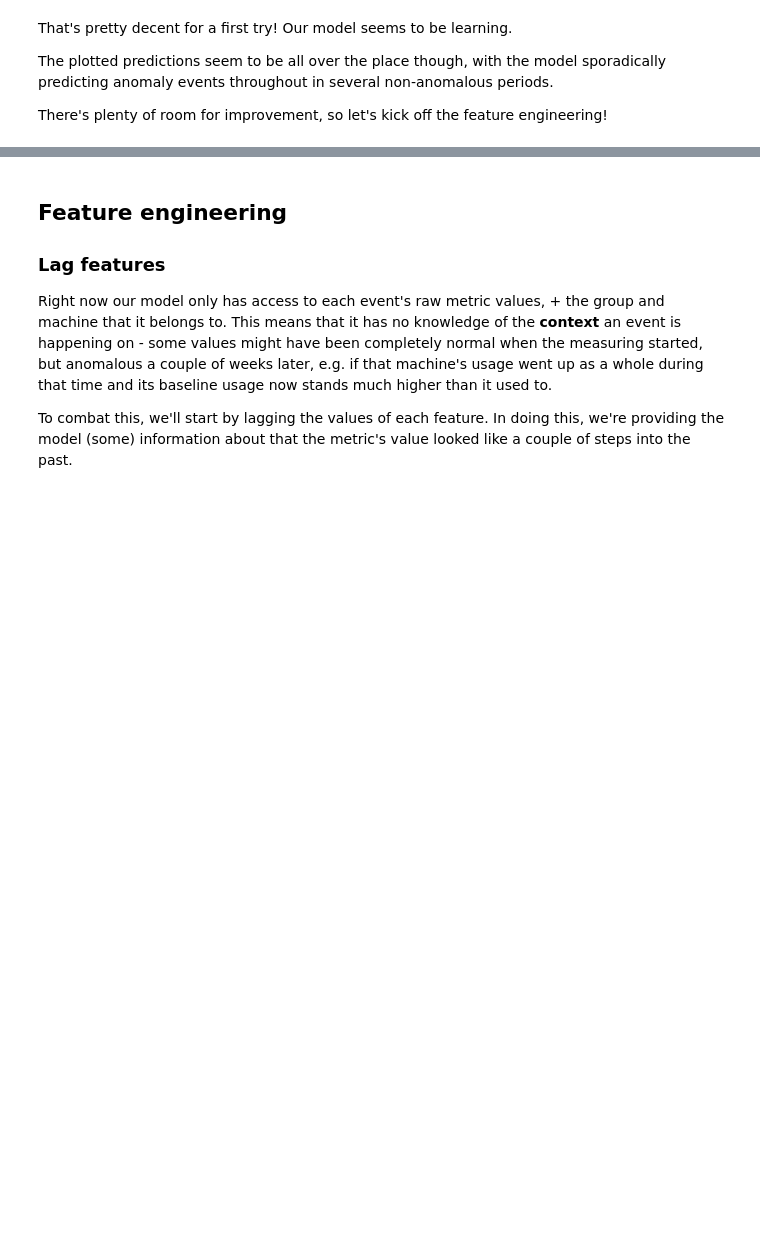
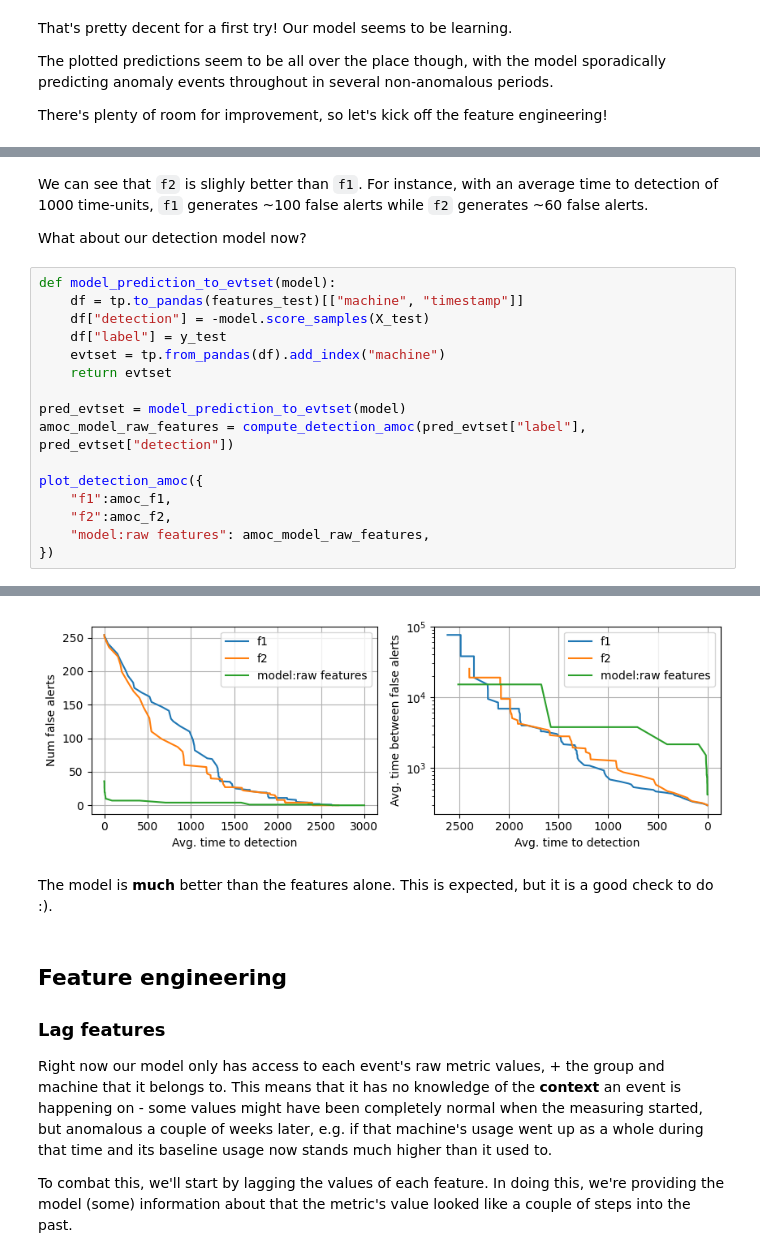
Before and after one commit to google/temporian, a Jupyter notebook: docs/src/tutorials/anomaly_detection_unsupervised.ipynb, the cells around one changed output, grey strips where cells are left out. Drawn from its saved outputs; the diff is of its cells as text; blank space fills up the shorter version.

```diff
--- a/docs/src/tutorials/anomaly_detection_unsupervised.ipynb
+++ b/docs/src/tutorials/anomaly_detection_unsupervised.ipynb
@@ -272,0 +476,21 @@ There's plenty of room for improvement, so let's kick off the feature engineerin
+# %% [markdown]
+We can see that `f2` is slighly better than `f1`. For instance, with an average time to detection of 1000 time-units, `f1` generates ~100 false alerts while `f2` generates ~60 false alerts.
+
+What about our detection model now?
+# %%
+def model_prediction_to_evtset(model):
+    df = tp.to_pandas(features_test)[["machine", "timestamp"]]
+    df["detection"] = -model.score_samples(X_test)
+    df["label"] = y_test
+    evtset = tp.from_pandas(df).add_index("machine")
+    return evtset
+
+pred_evtset = model_prediction_to_evtset(model)
+amoc_model_raw_features = compute_detection_amoc(pred_evtset["label"], pred_evtset["detection"])
+
+plot_detection_amoc({
+    "f1":amoc_f1,
+    "f2":amoc_f2,
+    "model:raw features": amoc_model_raw_features,
+})
+# %% [output]
@@ -273,3 +498,6 @@ There's plenty of room for improvement, so let's kick off the feature engineerin
+[figure, added]
+# %% [markdown]
+The model is **much** better than the features alone. This is expected, but it is a good check to do :).
 # %% [markdown]
 ## Feature engineering
 
```
Also changed, not shown: parts of 28 cells of this notebook, 5 other files.
